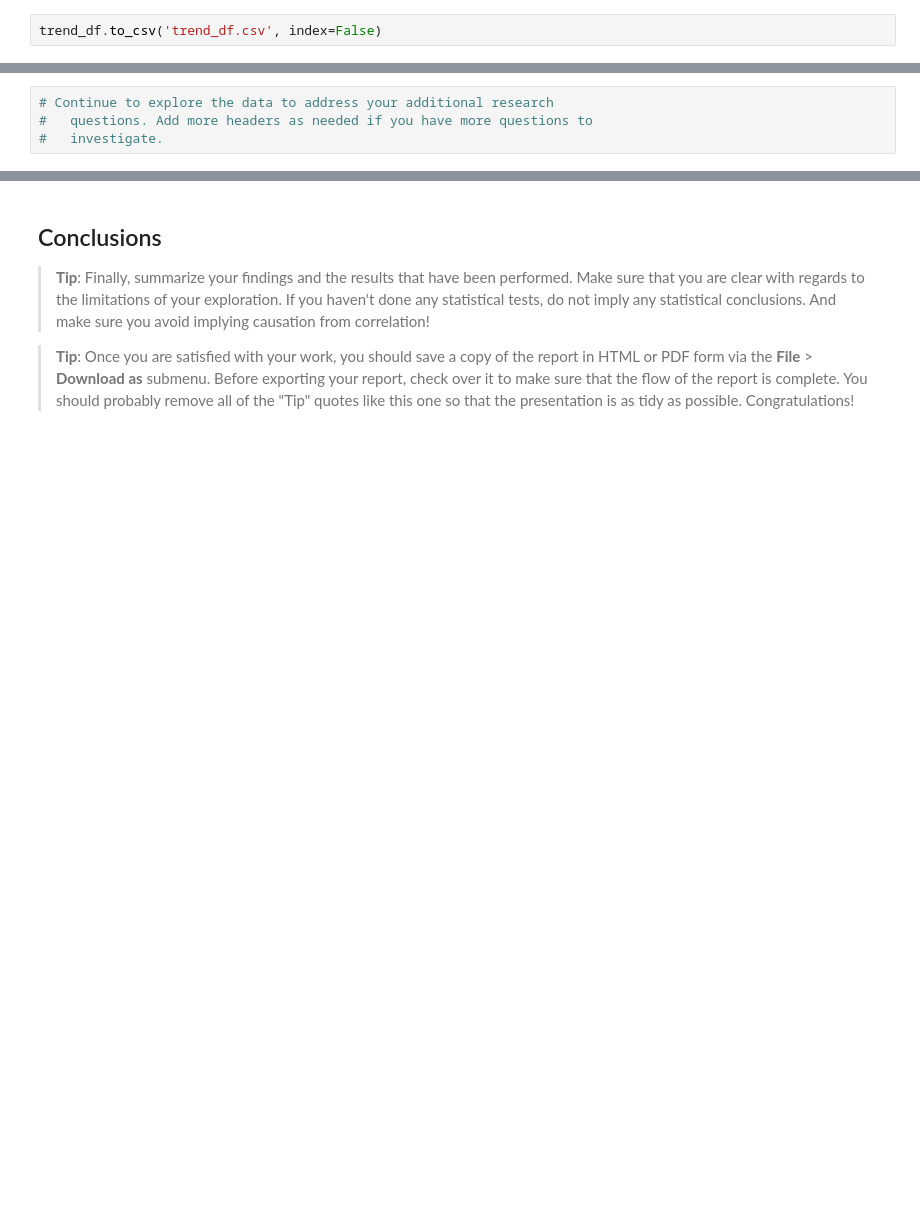
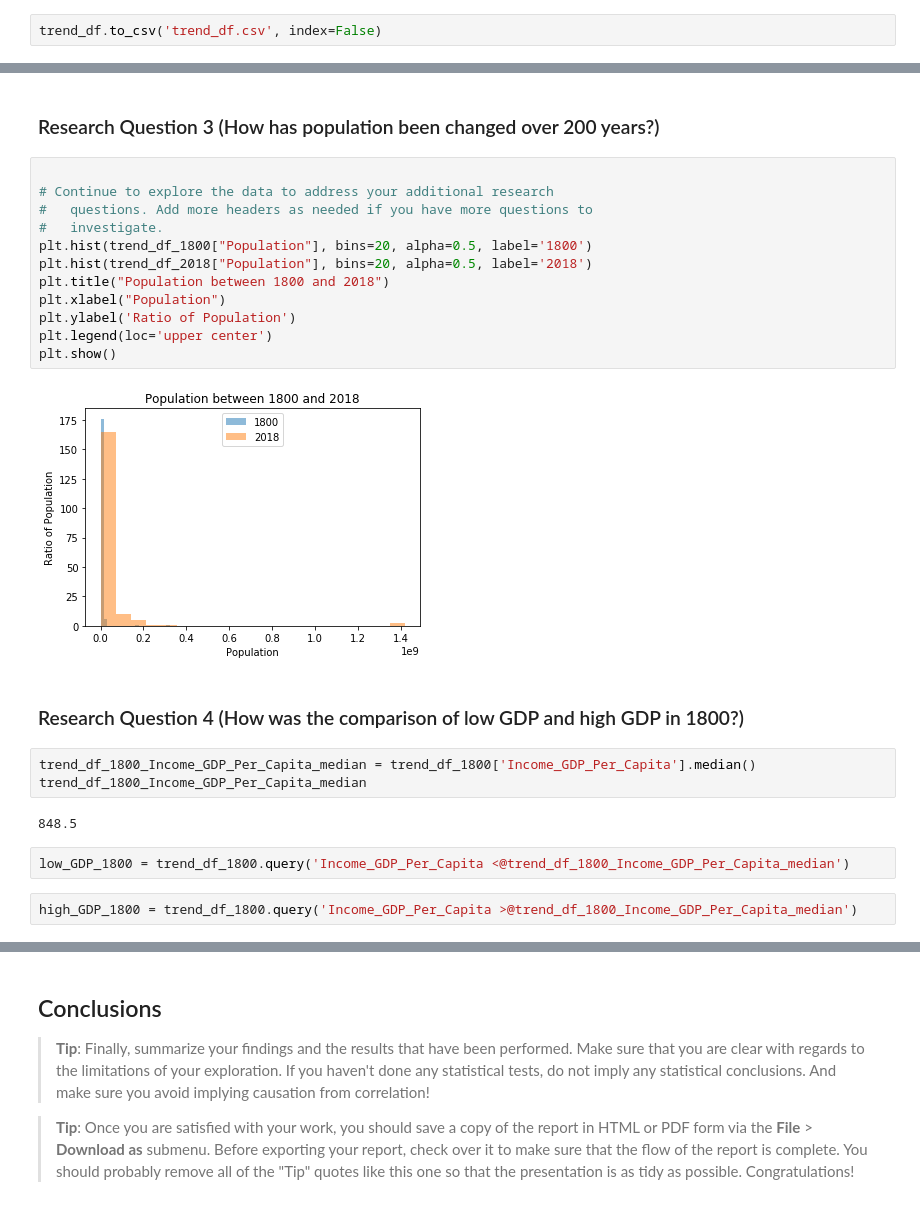
Before and after one commit to Rapter1990/Udacity-Data-Analyst-Nanodegree, a Jupyter notebook: P2_Investigate_A_Dataset/investigate-a-dataset-template.ipynb, the cells around one changed output, grey strips where cells are left out. Cells and saved outputs as stored; diff of their text form; blank space fills up the shorter version.

```diff
--- a/P2_Investigate_A_Dataset/investigate-a-dataset-template.ipynb
+++ b/P2_Investigate_A_Dataset/investigate-a-dataset-template.ipynb
@@ -731,4 +822,27 @@ trend_df.to_csv('trend_df.csv', index=False)
+# %% [markdown]
+### Research Question 3  (How has population been changed over 200 years?)
 # %%
+
 # Continue to explore the data to address your additional research
 #   questions. Add more headers as needed if you have more questions to
 #   investigate.
+plt.hist(trend_df_1800["Population"], bins=20, alpha=0.5, label='1800')
+plt.hist(trend_df_2018["Population"], bins=20, alpha=0.5, label='2018')
+plt.title("Population between 1800 and 2018")
+plt.xlabel("Population")
+plt.ylabel('Ratio of Population')
+plt.legend(loc='upper center')
+plt.show()
+# %% [output]
+[figure, added]
+# %% [markdown]
+### Research Question 4  (How was the comparison of low GDP and high GDP  in 1800?)
+# %%
+trend_df_1800_Income_GDP_Per_Capita_median = trend_df_1800['Income_GDP_Per_Capita'].median()
+trend_df_1800_Income_GDP_Per_Capita_median
+# %% [output]
+848.5
+# %%
+low_GDP_1800 = trend_df_1800.query('Income_GDP_Per_Capita <@trend_df_1800_Income_GDP_Per_Capita_median')
+# %%
+high_GDP_1800 = trend_df_1800.query('Income_GDP_Per_Capita >@trend_df_1800_Income_GDP_Per_Capita_median')
```
Also changed, not shown: parts of 63 cells of this notebook.
